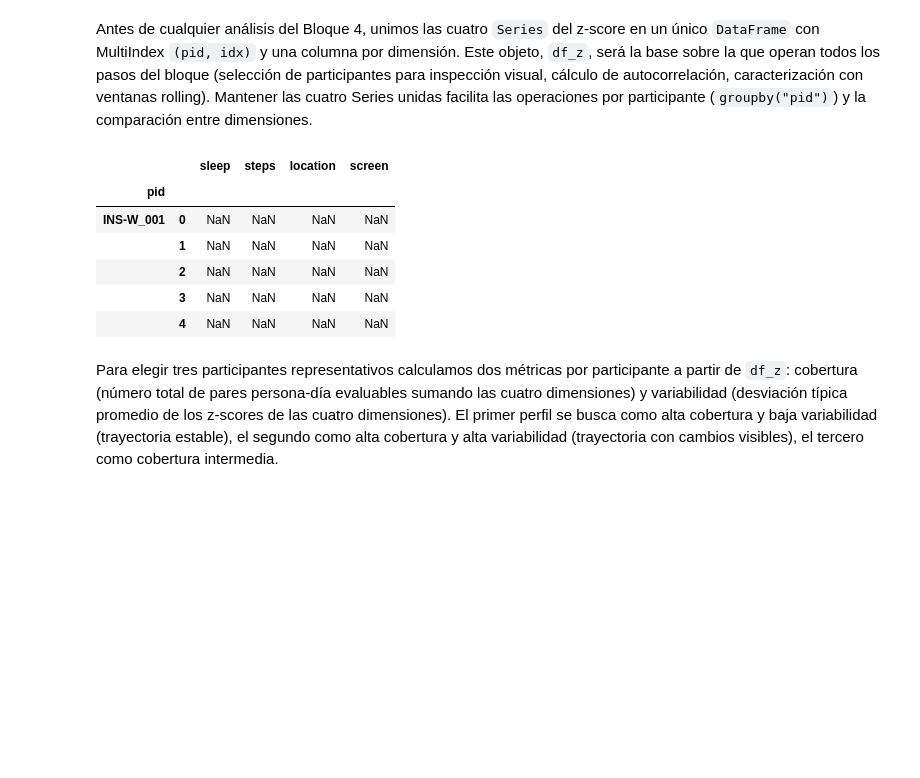
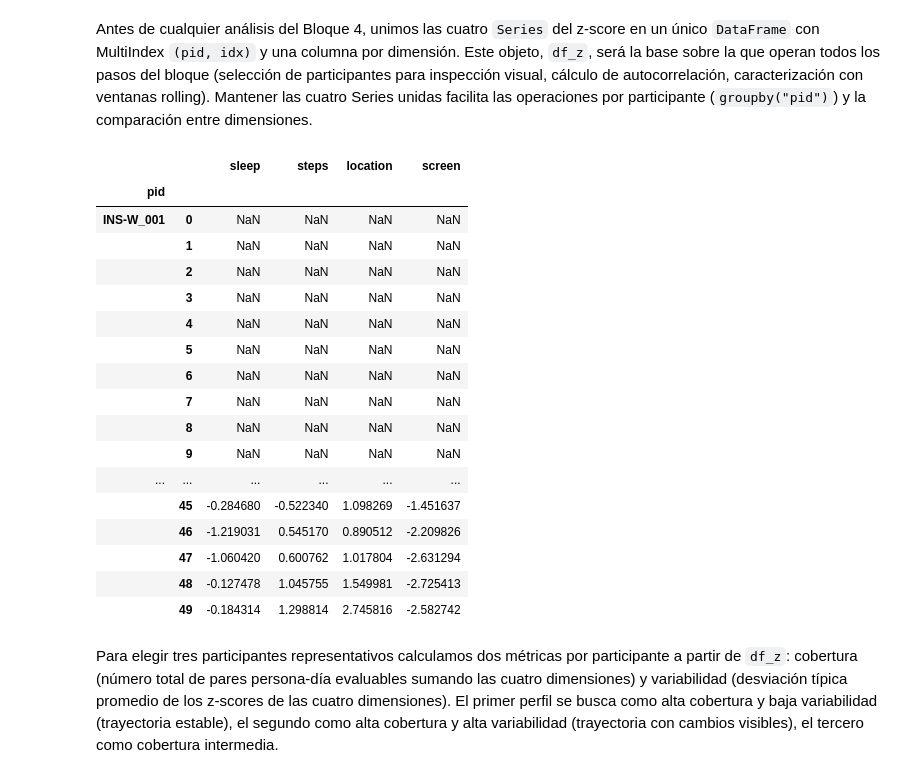
Before and after one commit to alejandrobarriel/globem, a Jupyter notebook: notebooks/globem.ipynb, the cells around one changed output. Saved outputs shown, nothing was run; the diff lists cells and outputs as text; code cells hidden in the pictures; blank space fills up the shorter version.

```diff
--- a/notebooks/globem.ipynb
+++ b/notebooks/globem.ipynb
@@ -1801,18 +1801,29 @@ Antes de cualquier análisis del Bloque 4, unimos las cuatro `Series` del z-scor
 # %%
 df_z = pd.concat(
     [z_sleep, z_steps, z_location, z_screen],
     axis=1,
     keys=["sleep", "steps", "location", "screen"]
 )
-df_z.head()
+df_z.head(50)
 # %% [output]
 |  |  | sleep | steps | location | screen |
 | pid |  |  |  |  |  |
 | INS-W_001 | 0 | NaN | NaN | NaN | NaN |
 |  | 1 | NaN | NaN | NaN | NaN |
 |  | 2 | NaN | NaN | NaN | NaN |
 |  | 3 | NaN | NaN | NaN | NaN |
 |  | 4 | NaN | NaN | NaN | NaN |
+|  | 5 | NaN | NaN | NaN | NaN |
+|  | 6 | NaN | NaN | NaN | NaN |
+|  | 7 | NaN | NaN | NaN | NaN |
+|  | 8 | NaN | NaN | NaN | NaN |
+|  | 9 | NaN | NaN | NaN | NaN |
+| ... | ... | ... | ... | ... | ... |
+|  | 45 | -0.284680 | -0.522340 | 1.098269 | -1.451637 |
+|  | 46 | -1.219031 | 0.545170 | 0.890512 | -2.209826 |
+|  | 47 | -1.060420 | 0.600762 | 1.017804 | -2.631294 |
+|  | 48 | -0.127478 | 1.045755 | 1.549981 | -2.725413 |
+|  | 49 | -0.184314 | 1.298814 | 2.745816 | -2.582742 |
 # %% [markdown]
 Para elegir tres participantes representativos calculamos dos métricas por participante a partir de `df_z`: cobertura (número total de pares persona-día evaluables sumando las cuatro dimensiones) y variabilidad (desviación típica promedio de los z-scores de las cuatro dimensiones). El primer perfil se busca como alta cobertura y baja variabilidad (trayectoria estable), el segundo como alta cobertura y alta variabilidad (trayectoria con cambios visibles), el tercero como cobertura intermedia.
 # %%
```
Also changed, not shown: parts of 2 cells of this notebook, 4 other files.
